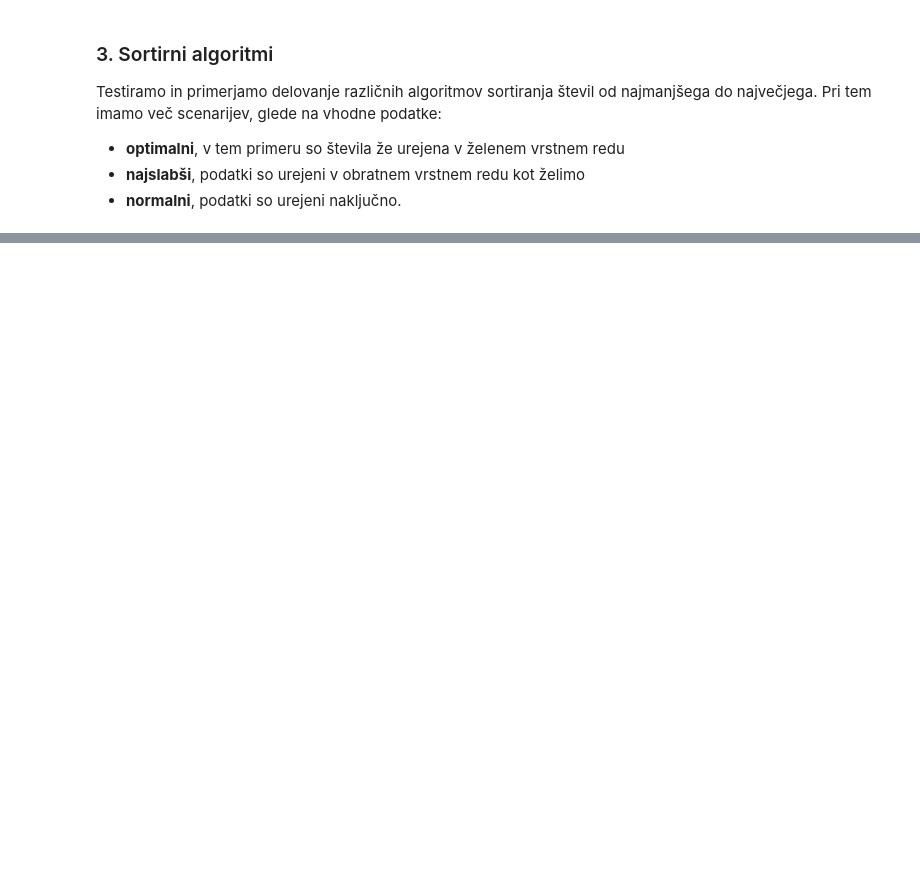
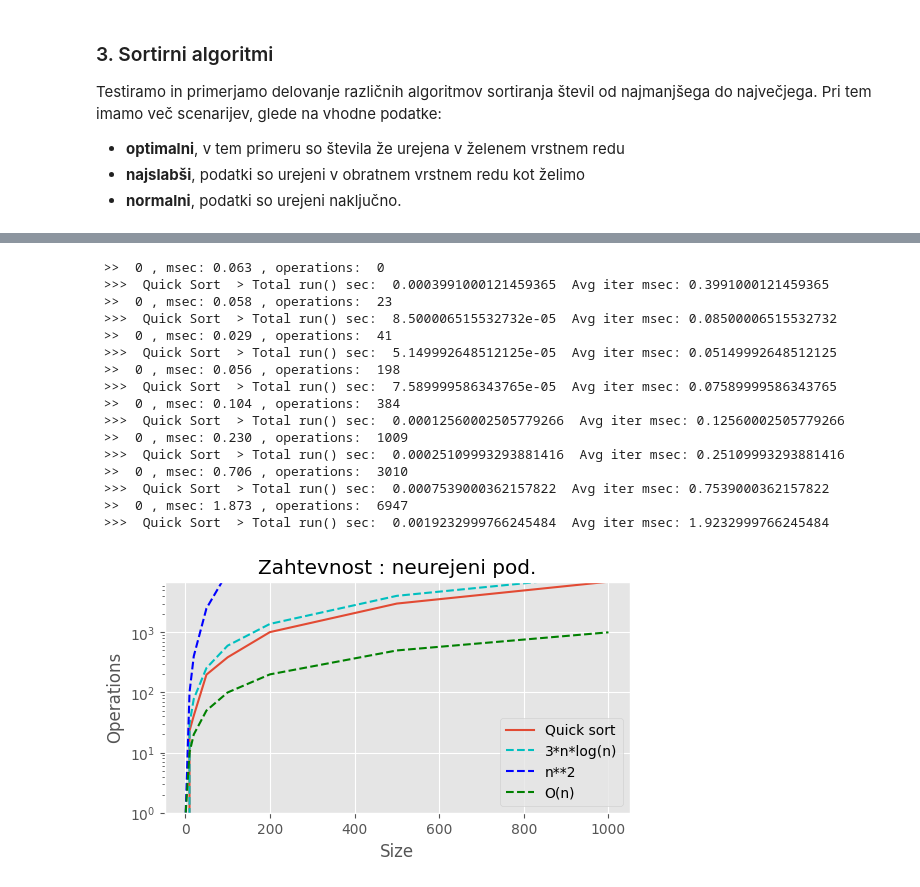
Before and after one commit to jzaletelj/OTK25, a Jupyter notebook: Lab_01/solutions/26-02_AlgoComplexity_03b_S.ipynb, the cells around one changed output, grey strips where cells are left out. Drawn from its saved outputs; the diff is of its cells as text; code cells hidden in the pictures; blank space fills up the shorter version.

```diff
--- a/Lab_01/solutions/26-02_AlgoComplexity_03b_S.ipynb
+++ b/Lab_01/solutions/26-02_AlgoComplexity_03b_S.ipynb
@@ -477,2 +497,60 @@ class QuickSort(Algorithm):
+# %%
+# 3.6 Kompleksnost Quick sort : dodaj kodo, izvedi testiranja
+
+
+
+size = np.array([]); #this array will store the current dataset size
+t_list = np.array([]); #store processing time here
+oper_list = np.array([]); #store processing time here
+num = 1 #evaluation repetition (keep at 1 for now)
+
+n_list = [1,10,20,50,100, 200, 500, 1000]
+
+s = QuickSort()
+s.data_params['type'] = 0
+# Dodaj kodo za testiranje in izrisovanje grafa
+for n in n_list:
+    s.data_params['size'] = n
+    result = s.run(ntimes=num)
+    size = np.append(size, n)
+    oper_list = np.append(oper_list, result['avg_O'])
+
+ax = plt.figure(figsize=[6,3])
+plt.plot(n_list, oper_list, label='Quick sort')
+
+Onlogn = [3*n*np.log10(n) for n in n_list]
+plt.plot(n_list, Onlogn, 'c--', label='3*n*log(n)')
+
+On2 = [np.float_power(n, 2.0) for n in n_list]
+plt.plot(n_list, On2, 'b--', label='n**2')
+
+Olin = [n for n in n_list]
+plt.plot(n_list, Olin, 'g--', label='O(n)')
+
+plt.ylim(1, max(oper_list))
+plt.yscale('log')
+plt.xlabel('Size')
+plt.ylabel('Operations')
+plt.legend()
+plt.title('Zahtevnost : neurejeni pod.')
+plt.show()
+# %% [output]
+ >>  0 , msec: 0.063 , operations:  0
+ >>>  Quick Sort  > Total run() sec:  0.0003991000121459365  Avg iter msec: 0.3991000121459365
+ >>  0 , msec: 0.058 , operations:  23
+ >>>  Quick Sort  > Total run() sec:  8.500006515532732e-05  Avg iter msec: 0.08500006515532732
+ >>  0 , msec: 0.029 , operations:  41
+ >>>  Quick Sort  > Total run() sec:  5.149992648512125e-05  Avg iter msec: 0.05149992648512125
+ >>  0 , msec: 0.056 , operations:  198
+ >>>  Quick Sort  > Total run() sec:  7.589999586343765e-05  Avg iter msec: 0.07589999586343765
+ >>  0 , msec: 0.104 , operations:  384
+ >>>  Quick Sort  > Total run() sec:  0.00012560002505779266  Avg iter msec: 0.12560002505779266
+ >>  0 , msec: 0.230 , operations:  1009
+ >>>  Quick Sort  > Total run() sec:  0.00025109993293881416  Avg iter msec: 0.25109993293881416
+ >>  0 , msec: 0.706 , operations:  3010
+ >>>  Quick Sort  > Total run() sec:  0.0007539000362157822  Avg iter msec: 0.7539000362157822
+ >>  0 , msec: 1.873 , operations:  6947
+ >>>  Quick Sort  > Total run() sec:  0.0019232999766245484  Avg iter msec: 1.9232999766245484
+[figure, added]
 # %%
 # 3.7 Opcijsko: Kompleksnost Buble sort : dodaj kodo, izvedi testiranja
```
Also changed, not shown: parts of 11 cells of this notebook.
